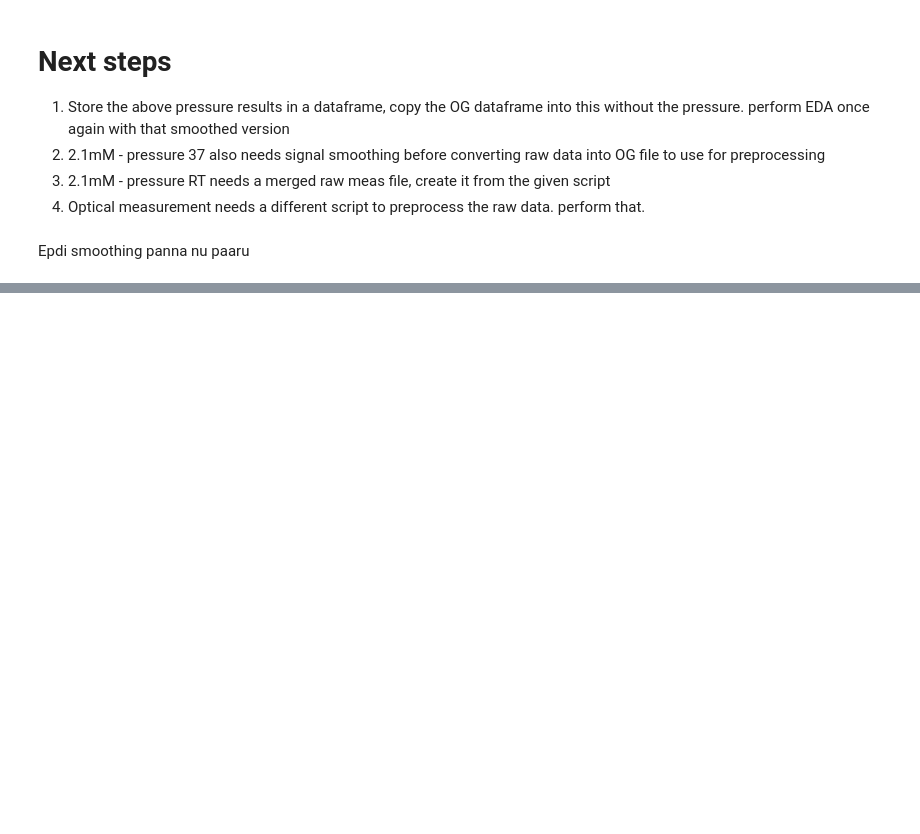
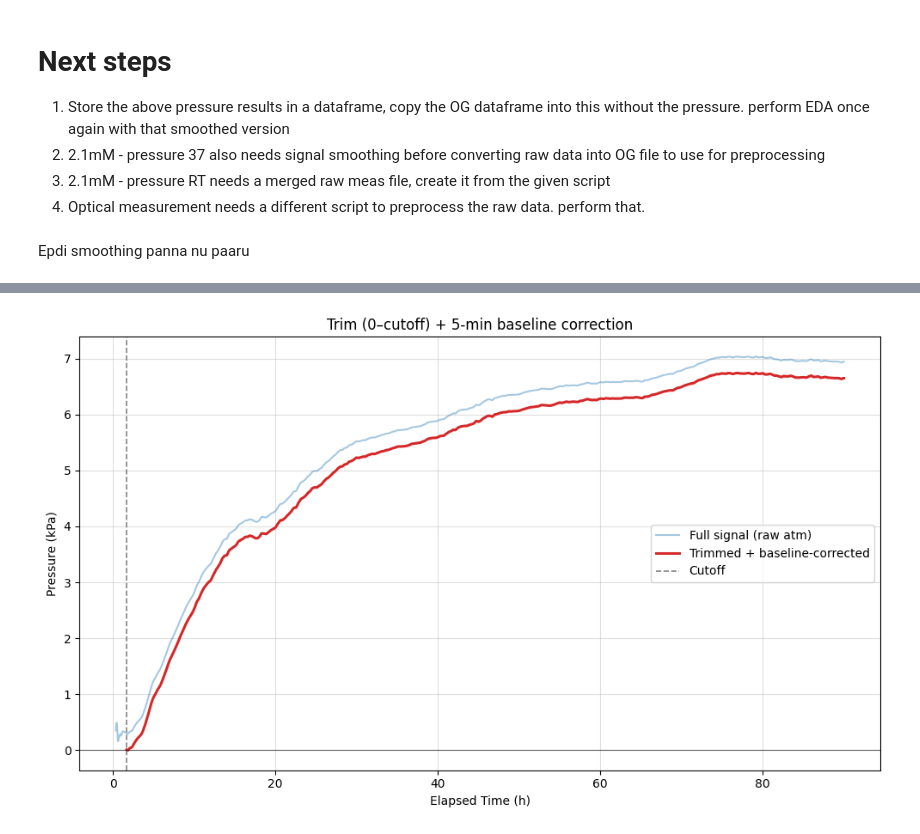
Before and after one commit to ChandrikaSethumadhavan/Master_Thesis, a Jupyter notebook: 37deg at 4mL/2_EDA_37deg.ipynb, the cells around one changed output, grey strips where cells are left out. Drawn from its saved outputs; the diff is of its cells as text; code cells hidden in the pictures; blank space fills up the shorter version.

```diff
--- a/37deg at 4mL/2_EDA_37deg.ipynb
+++ b/37deg at 4mL/2_EDA_37deg.ipynb
@@ -1545,12 +1436,0 @@ Samples/hour ≈ 3600.0, persist_n = 552, smooth_n = 180
-# %%
-baseline = p_fixed[stable_idx]
-p_corrected = p_fixed - baseline
-#clamp negative values to zero
-p_corrected = np.clip(p_corrected, 0, None)
-plt.figure(figsize=(10,5))
-plt.plot(t, p_corrected, label="Baseline-corrected", color="green", linewidth=2)
-plt.xlabel("Elapsed Time (h)")
-plt.ylabel("Corrected Pressure (atm)")
-plt.title("Baseline-corrected pressure after transient removal")
-plt.legend()
-plt.grid(True, alpha=0.4)
@@ -1588,0 +1479,87 @@ Epdi smoothing panna nu paaru
+# %%
+import pandas as pd
+import numpy as np
+import matplotlib.pyplot as plt
+
+def trim_and_baseline_correct(csv_path, cutoff_min=100, baseline_min=5, save_csv=None):
+    """
+    Trim early noisy data and baseline-correct using the mean of the next window.
+    Assumes time is in HOURS (even if column name says 'Time (s)') and pressure is in kPa.
+
+    Parameters
+    ----------
+    csv_path : str
+        Path to your CSV.
+    cutoff_min : float
+        Minutes to trim from the start (e.g., 135).
+    baseline_min : float
+        Minutes after the cutoff to average for the baseline (e.g., 5).
+    save_csv : str or None
+        Optional path to save the cleaned CSV.
+    """
+    df = pd.read_csv(csv_path)
+    df.columns = [c.strip() for c in df.columns]
+
+    # --- extract needed series ---
+    t_h = df["Time (s)"].to_numpy()   # actually hours in your file
+    p_atm = (df["DWT denoised pressure (kPa)"]).to_numpy()  # kPa -> atm
+
+    # --- trim ---
+    cutoff_h = cutoff_min / 60.0
+    keep = t_h >= cutoff_h
+    t_trim = t_h[keep]
+    p_trim = p_atm[keep]
+
+    # --- baseline = mean of next baseline_min minutes after cutoff ---
+    baseline_end_h = cutoff_h + baseline_min / 60.0
+    base_mask = (t_trim >= cutoff_h) & (t_trim <= baseline_end_h)
+    if base_mask.sum() < 5:
+        raise ValueError("Not enough points in the baseline window; widen baseline_min.")
+
+    baseline = p_trim[base_mask].mean()
+    p_corr = p_trim - baseline
+
+    # --- report ---
+    print(f"Cutoff @ {cutoff_min:.1f} min ({cutoff_h:.3f} h)")
+    print(f"Baseline window: {cutoff_min:.1f}–{cutoff_min+baseline_min:.1f} min "
+          f"({cutoff_h:.3f}–{baseline_end_h:.3f} h)")
+    print(f"Baseline value: {baseline:.6f} atm")
+    print(p_trim[-1])
+    print(p_corr[-1])
+
+    # --- optional save ---
+    if save_csv:
+        out = pd.DataFrame({
+            "Time (h)": t_trim,
+            "Pressure_raw_kpa": p_trim,
+            "Pressure_corrected_kpa": p_corr
+        })
+        out.to_csv(save_csv, index=False)
+        print(f"Saved cleaned data -> {save_csv}")
+
+    # --- plot ---
+    plt.figure(figsize=(10,6))
+    plt.plot(t_h, p_atm, label="Full signal (raw atm)", alpha=0.4)
+    plt.plot(t_trim, p_corr, label="Trimmed + baseline-corrected", lw=2.2, color="tab:red")
+    plt.axvline(cutoff_h, color="gray", ls="--", lw=1.2, label="Cutoff")
+    plt.axhline(0, color="black", lw=0.8, alpha=0.6)
+    plt.xlabel("Elapsed Time (h)")
+    plt.ylabel("Pressure (kPa)")
+    plt.title("Trim (0–cutoff) + 5-min baseline correction")
+    plt.legend()
+    plt.grid(True, alpha=0.4)
+    plt.tight_layout()
+    plt.show()
+
+    return t_trim, p_corr, baseline
+
+# ---- use it ----
+csv = r"C:\Users\chand\Documents\GitHub\Thesis\M2_2.18mM_37deg_pressure_o2_release.csv"
+csv_to_save = r"C:\Users\chand\Documents\GitHub\Thesis\M2_2.18mM_37deg_pressure_o2_release_cleaned.csv"
+t_clean, p_clean, base = trim_and_baseline_correct(
+    csv_path=csv,
+    cutoff_min=100,      # your chosen noisy window
+    baseline_min=5,      # like the paper
+    save_csv=csv_to_save  # or give a path to save
+)
+# %% [output]
@@ -1588,0 +1572 @@ Epdi smoothing panna nu paaru
+[figure, added]
```
Also changed, not shown: parts of 14 cells of this notebook, 2 other files.
